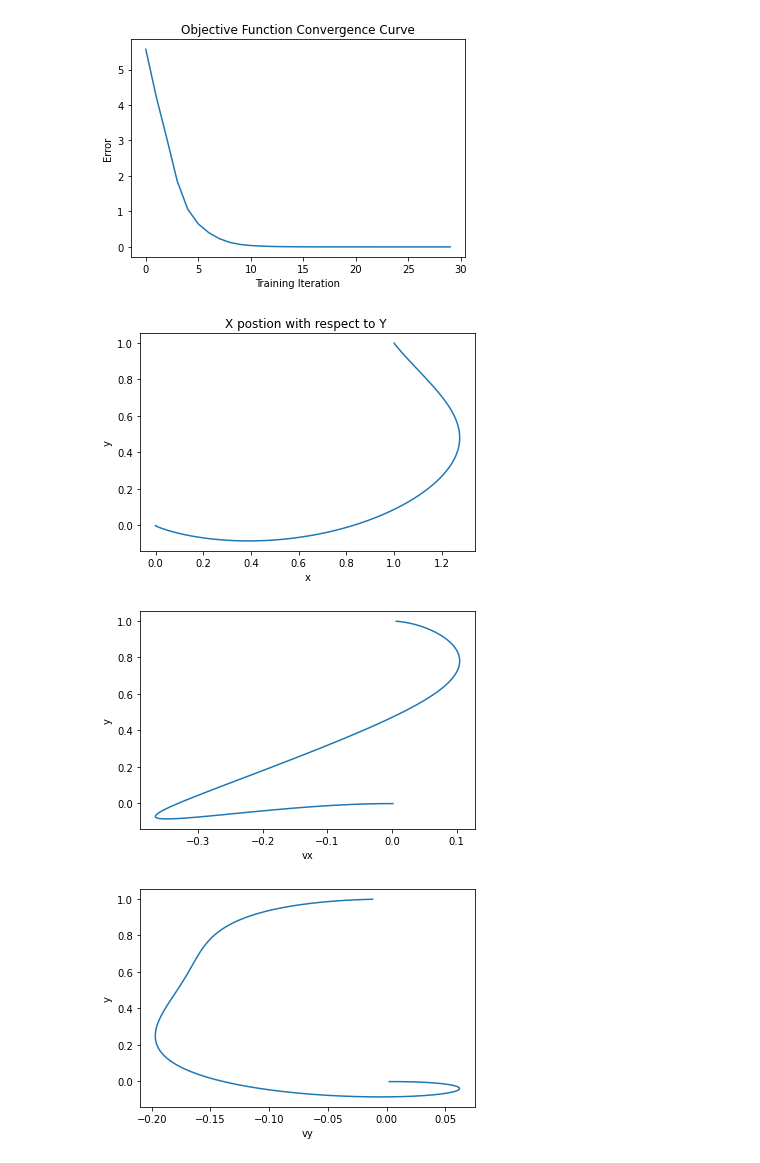
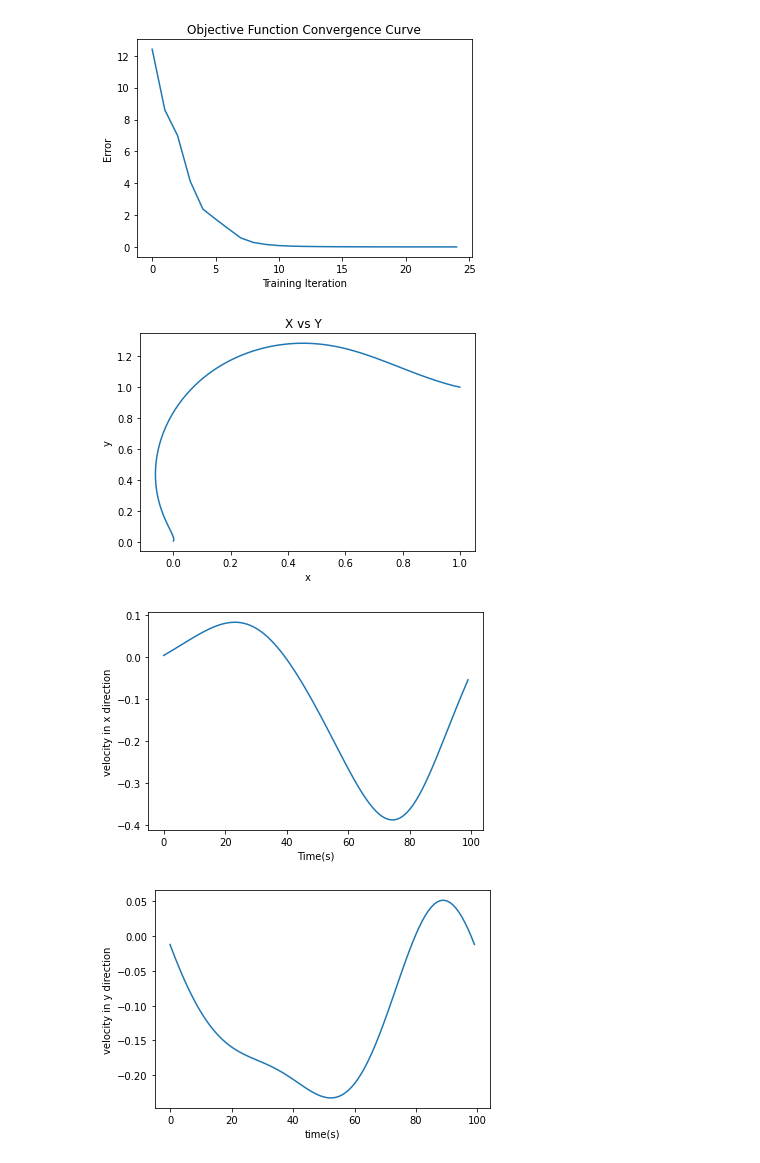
Before and after one commit to siddahant/DESOPT, a Jupyter notebook: Rocket_Landing_Optimization.ipynb, the cells around one changed output. Cells and saved outputs as stored; diff of their text form; code cells hidden in the pictures.

```diff
--- a/Rocket_Landing_Optimization.ipynb
+++ b/Rocket_Landing_Optimization.ipynb
@@ -20,4 +19,7 @@ FRAME_TIME = 0.1  # time interval
 GRAVITY_ACCEL_Y = 0.12  # gravity constant in Y direction
 GRAVITY_ACCEL_X =0.
 BOOST_ACCEL = 0.18  # thrust constant
+Cd = 1
+rho = 0.07967 # density
+A =1 # area of Crossection  of rocket
 # %%
@@ -176,27 +183,35 @@ class Optimize:
         vx = data[:, 2]
         vy = data[:, 3]
         theta = data[:, 4]
-        plt.plot(x, y)
-        plt.title("X postion with respect to Y ")
+        plt.plot(y,x)
+        plt.title("X vs Y  ")
         plt.xlabel('x')
         plt.ylabel('y')
         plt.show()
-        plt.plot(vx, y)
-        plt.xlabel('vx')
-        plt.ylabel('y')
+        plt.plot(range(self.simulation.T),vx)
+        plt.xlabel('Time(s)')
+        plt.ylabel('velocity in x direction')
         plt.show()
-        plt.plot(vy, y)
-        plt.xlabel('vy')
-        plt.ylabel('y')
+        plt.plot(range(self.simulation.T),vy)
+        plt.xlabel("time(s)")
+        plt.ylabel('velocity in y direction')
         plt.show()
-        plt.plot(theta, y)
-        plt.xlabel('theta')
-        plt.ylabel('y')
+        plt.plot(range(self.simulation.T),theta)
+        plt.xlabel('time(s)')
+        plt.ylabel('theta')
         plt.show()
 
         action_data = np.array([self.simulation.action_trajectory[i][0].detach().numpy() for i in range(self.simulation.T)])
         thrust = action_data[:,0]
         theta_dot = action_data[:,0]
+        plt.plot(range(self.simulation.T),thrust)
+        plt.xlabel("time(s)")
+        plt.ylabel('thrust')
+        plt.show()
+        plt.plot(range(self.simulation.T),theta)
+        plt.xlabel('time(s)')
+        plt.ylabel('theta')
+        plt.show()
 # %%
 T = 100  # number of time steps
 dim_input = 5  # state space dimensions
@@ -206,5 +221,5 @@ d = Dynamics()
 c = Controller(dim_input, dim_hidden, dim_output)
 s = Simulation(c, d, T)
 o = Optimize(s)
-o.train(30)  # training with number of epochs
+o.train(25)  # training with number of epochs
 # %% [output]
@@ -228,4 +243,4 @@ o.train(30)  # training with number of epochs
-[figure, old version]
+[figure, new version]
-[figure, old version]
+[figure, new version]
-[figure, old version]
+[figure, new version]
-[figure, old version]
+[figure, new version]
```
Also changed, not shown: parts of 3 cells of this notebook.
